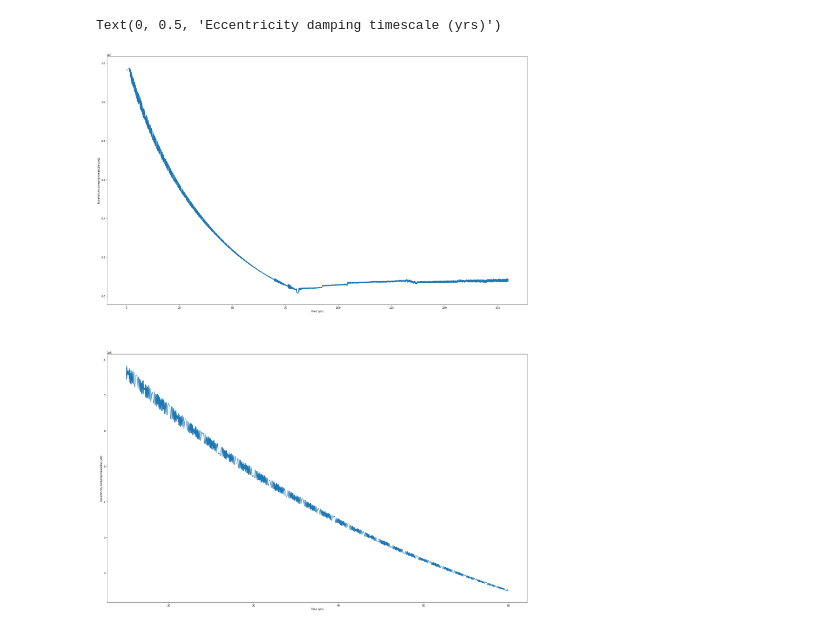
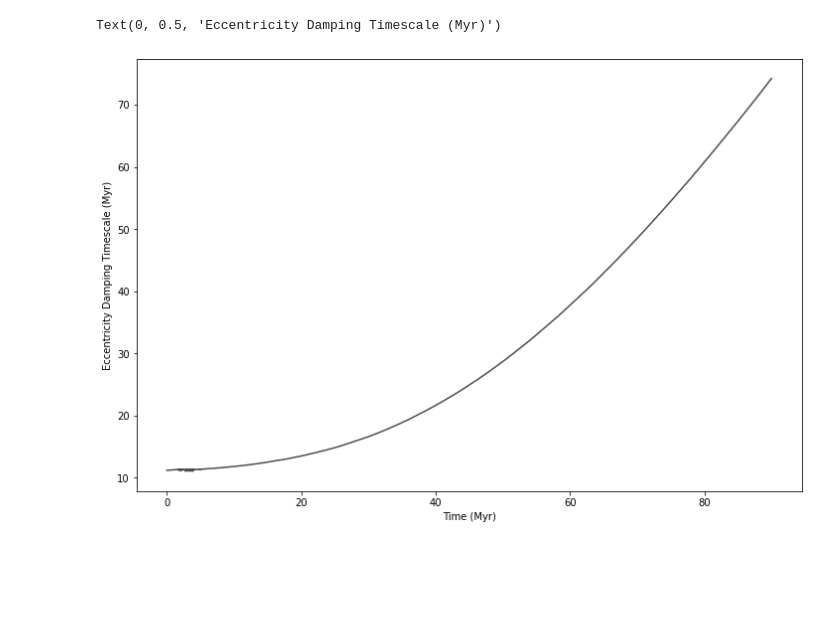
Before and after one commit to hdayuan/F21_JP_Titan-Sims, a Jupyter notebook: plot-titan.ipynb, the cells around one changed output. Cells and saved outputs as stored; diff of their text form; code cells hidden in the pictures; blank space fills up the shorter version.

```diff
--- a/plot-titan.ipynb
+++ b/plot-titan.ipynb
@@ -4,8 +4,8 @@ import numpy as np
 
 # read arguments, and open corresponding output file
 version = 4.3 # version 3 for migration force, 4 for tidal forces, 5 for eccentricity oscillations
-numSamples = 9000
-simTime = 180.
+numSamples = 4500
+simTime = 90.
 ia = 8.2
 
 fa = 12.9
@@ -177,53 +207,39 @@ q = mSat/mTitan
 
 const = -27.*ks*q*(1+q)*rTitan**8
 
 tau_e_array = [0] * plotSamples
 
 GMTitan = G*mTitan*mSun
 GMSat = G*mSat*mSun
 
 T_per_nm = (2*Q*(rTitan*rSat*AU_TO_M)**3)/(GMTitan)
 
-start_fraction = 1./12.
-end_fraction = 1./3.
-
 for i in range(plotSamples):
     e = e_array[i]
     a = a_array[i]
 
     # calculate f2, f3, f4, f5
     f2 = 1 + (15./2.)*(e**2) + (45./8.)*(e**4) + (5./16.)*(e**6)
     f3 = 1 + (15./4.)*(e**2) + (15./8.)*(e**4) + (5./64.)*(e**6)
     f4 = 1 + (3./2.)*(e**2) + (1./8.)*(e**4)
     f5 = 1 + (3.)*(e**2) + (3./8.)*(e**4)
 
     nmTitan = np.sqrt(GMSat/((a*rSat*AU_TO_M)**3)) # mean motion of Titan
     spinTitan_per_nm = f2 / (f5*(1-e**2)**(3./2.))
     T = T_per_nm*nmTitan
 
-    e_dot = (const/(T*a**8))*(e/((1-e**2)**(13./2.)))*(f3-((11./8.)*(1-e**2)**(3./2.)*f4*spinTitan_per_nm))
-    tau_e_array[i] = np.abs((e/e_dot)/YR_TO_SEC)
+    e_dot = (const/(T*a**8))*(e/((1-e**2)**(13./2.)))*(f3-((11./18.)*(1-e**2)**(3./2.)*f4*spinTitan_per_nm))
 
-tZ_array = [0] * int((end_fraction-start_fraction)*plotSamples)
-tauZ_e_array = [0] * int((end_fraction-start_fraction)*plotSamples)
-
-start = int(plotSamples*start_fraction)
-for i in range(start, int(plotSamples*end_fraction)):
-    tZ_array[i-start] = t_array[i]
-    tauZ_e_array[i-start] = tau_e_array[i]
+    tau_e_array[i] = -(e/e_dot)/YR_TO_SEC/1000000.
 
 
-fig2, axes = plt.subplots(2)
+fig2, axes = plt.subplots(1)
 
-fig2.set_size_inches(30, 40)
+fig2.set_size_inches(12, 8)
 
-axes[0].plot(t_array,tau_e_array)
-axes[0].set_xlabel('Time (yrs)')
-axes[0].set_ylabel('Eccentricity damping timescale (yrs)')
-
-axes[1].plot(tZ_array,tauZ_e_array)
-axes[1].set_xlabel('Time (yrs)')
-axes[1].set_ylabel('Eccentricity damping timescale (yrs)')
+axes.plot(t_array,tau_e_array,color=col)
+axes.set_xlabel('Time (Myr)')
+axes.set_ylabel('Eccentricity Damping Timescale (Myr)')
 # %% [output]
-Text(0, 0.5, 'Eccentricity damping timescale (yrs)')
+Text(0, 0.5, 'Eccentricity Damping Timescale (Myr)')
-[figure, old version]
+[figure, new version]
```
Also changed, not shown: parts of 5 cells of this notebook, 2 other files.
